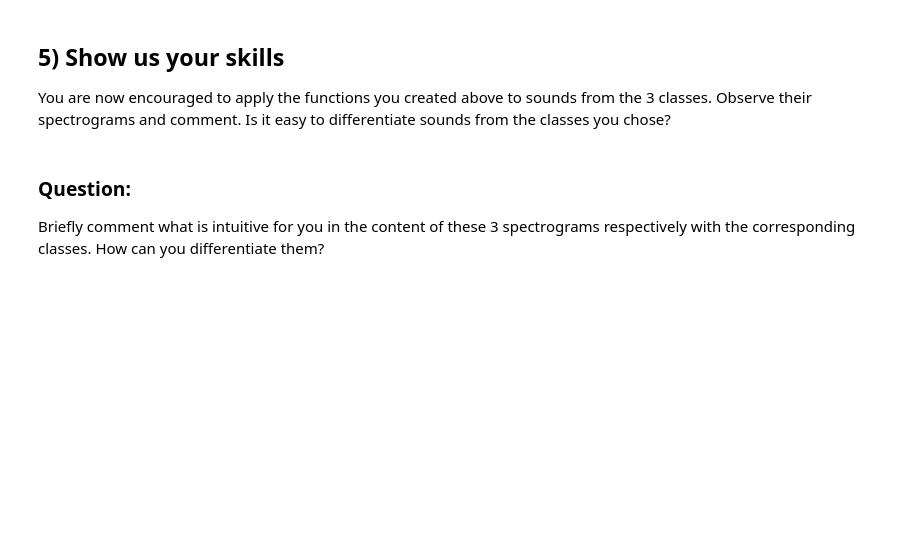
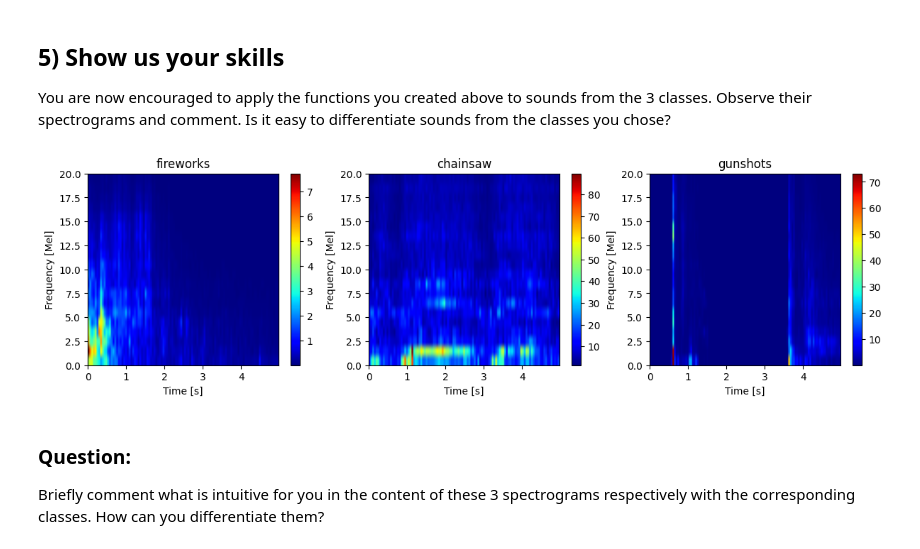
Before and after one commit to JeanLouishub/LELEC210X_Groupe_B, a Jupyter notebook: classification/p1a_feature_vectors.ipynb, the cells around one changed output. Cells and saved outputs as stored; diff of their text form; code cells hidden in the pictures; blank space fills up the shorter version.

```diff
--- a/classification/p1a_feature_vectors.ipynb
+++ b/classification/p1a_feature_vectors.ipynb
@@ -397,33 +426,35 @@ You are now encouraged to apply the functions you created above to sounds from t
 # %%
 ### TO COMPLETE
 ### Choose 3 sounds from different classes to observe how their mel spectrograms differ
-sound1 = dataset["fireworks", ...]
-sound2 = dataset["chainsaw", ...]
-sound3 = dataset["gunshots", ...]
+sound1 = dataset["fireworks", 20]
+sound2 = dataset["chainsaw", 25]
+sound3 = dataset["gunshots", 15]
 
 "Compute the melspecgrams"
 x1, _ = sf.read(sound1)
 x2, _ = sf.read(sound2)
 x3, _ = sf.read(sound3)
 melspec1 = melspecgram(x1)
 melspec2 = melspecgram(x2)
 melspec3 = melspecgram(x3)
 
 "Plot"
 fig = plt.figure(figsize=(12, 3))
 ax1 = fig.add_axes([0.0, 0.0, 0.28, 0.9])
 ax2 = fig.add_axes([0.33, 0.0, 0.28, 0.9])
 ax3 = fig.add_axes([0.66, 0.0, 0.28, 0.9])
 plot_specgram(
     melspec1, ax=ax1, is_mel=True, title=get_cls_from_path(sound1), tf=len(y) / fs_down
 )
 plot_specgram(
     melspec2, ax=ax2, is_mel=True, title=get_cls_from_path(sound2), tf=len(y) / fs_down
 )
 plot_specgram(
     melspec3, ax=ax3, is_mel=True, title=get_cls_from_path(sound3), tf=len(y) / fs_down
 )
 plt.show()
+# %% [output]
+[figure, added]
 # %% [markdown]
 ### Question:
 Briefly comment what is intuitive for you in the content of these 3 spectrograms respectively with the corresponding classes.
```
Also changed, not shown: parts of 2 cells of this notebook.
